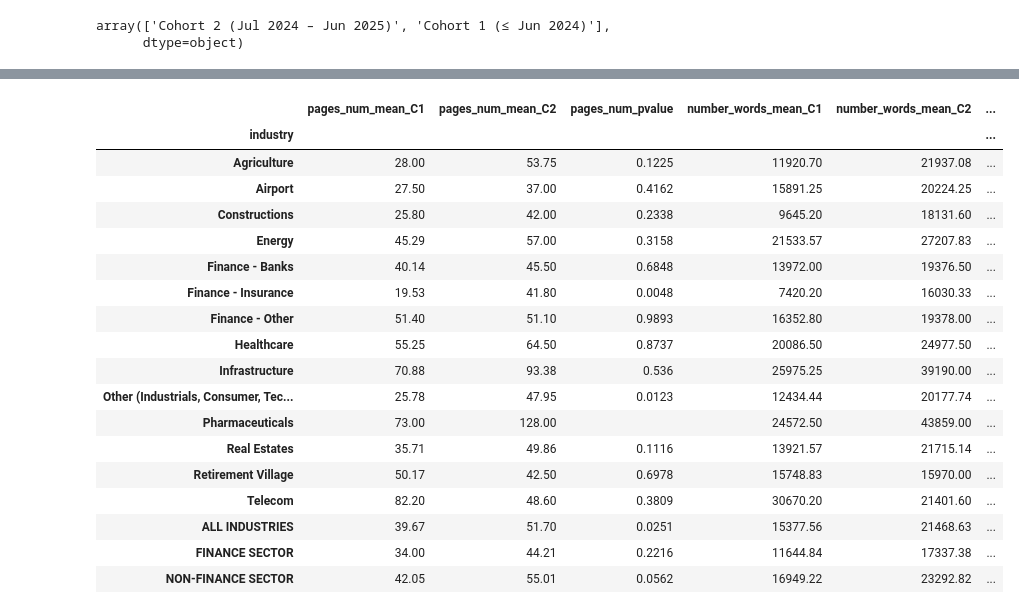
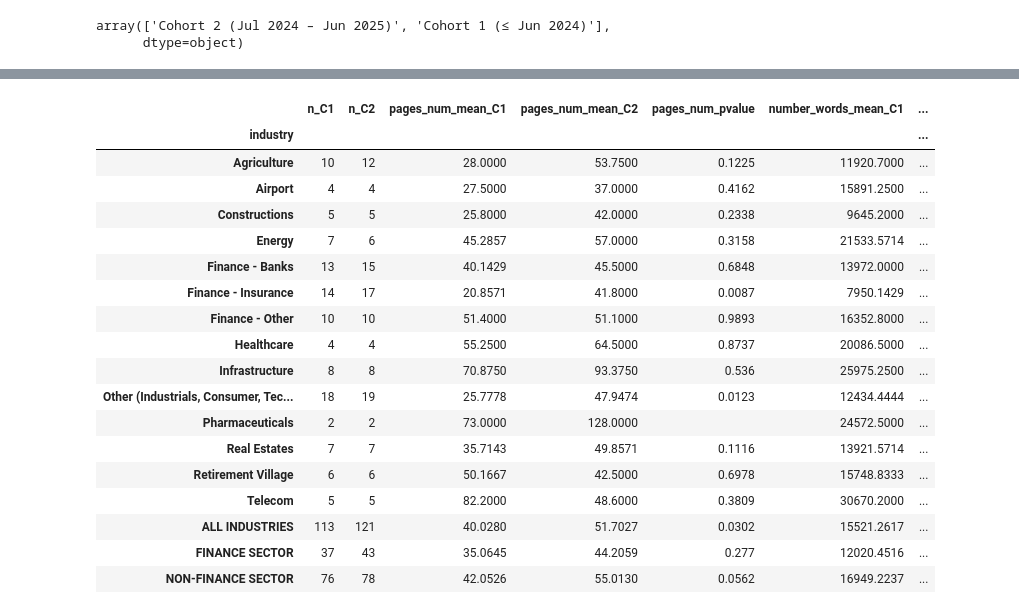
Before and after one commit to quyennguyen2201/LLM_climaterisk_2026, a Jupyter notebook: scripts/2-nlp_analysis.ipynb, the cells around one changed output, grey strips where cells are left out. Drawn from its saved outputs; the diff is of its cells as text; code cells hidden in the pictures.

```diff
--- a/scripts/2-nlp_analysis.ipynb
+++ b/scripts/2-nlp_analysis.ipynb
@@ -98,6 +98,9 @@ disclose_2026_exploded['Industry'] = np.where(
     disclose_2026_exploded['Industry']
 )
 print(f'The number of disclosed PDF for normal firms in 2024-2025 is {disclose_2026_exploded.shape[0]}')
+#Remove one file
+disclose_2026_exploded = disclose_2026_exploded[disclose_2026_exploded["pdf_files"]!="CRD 2023 CEO Declaration.pdf"]
+print(f'The number of disclosed PDF for normal firms in 2024-2025 is {disclose_2026_exploded.shape[0]}')
 disclose_2026_exploded.to_csv(os.path.join(FIG_FOLDER, 'List_of_selected_PDF_forLLManalysis.csv'))
 # %% [output]
 The number of disclosure is 743
@@ -366,11 +363,14 @@ nlp_analysis = nlp_analysis[nlp_analysis['FinalInclusion'] ==1 ]
 # Then I drop duplicate
 nlp_analysis = nlp_analysis.drop_duplicates(subset=['file_name'])
 print(f"The number of nlp files are {nlp_analysis.shape[0]}")
+# Then i drop the company that is non-relevant
+nlp_analysis = nlp_analysis[nlp_analysis["file_name"]!="CRD 2023 CEO Declaration.pdf"]
+print(f"The number of nlp files are {nlp_analysis.shape[0]}")
 # Then I calculate quantitative
 nlp_analysis['quantitivate'] = nlp_analysis[['digits', 'dollars', 'percentages']].sum(axis=1,skipna=True)
 # Then I calculate relative quantitative
 nlp_analysis['quantitivate_relative'] = nlp_analysis['quantitivate'] / nlp_analysis['number_characters']
-
+nlp_analysis.to_csv(os.path.join(FIG_FOLDER, 'Table01_nlp_analysis_submitted_normal_firms_2024_2025_finalsample.csv'))
 metrics      = ['pages_num', 'number_words', 'compound', 'digits', 'dollars', 'percentages','quantitivate_relative']
 cohort_names = sorted(nlp_analysis['cohort'].unique())
 c1_name      = cohort_names[0]  # Cohort 1 (≤ Jun 2024)
@@ -393,13 +393,14 @@ for industry, grp in nlp_analysis.groupby('industry'):
             t, p = stats.ttest_ind(g1, g2)
             ttest_results.append({
                 'industry': industry, 'metric': metric,
+                'n_C1': len(g1), 'n_C2': len(g2),
                 't_stat': round(t, 3), 'p_value': round(p, 4),
                 'sig': '*' if p < 0.05 else '',
             })
 ttest_df = pd.DataFrame(ttest_results)
 
 # ── Summary table by industry ──────────────────────────────────────────────────
-summary = nlp_analysis.groupby(['industry', 'cohort'])[metrics].mean().round(2)
+summary = nlp_analysis.groupby(['industry', 'cohort'])[metrics].mean().round(4)
 summary.columns = [f'{c}_mean' for c in summary.columns]
 summary = summary.reset_index()
 
@@ -411,13 +412,18 @@ for metric in metrics:
     pvalue_lookup = ttest_df[ttest_df['metric'] == metric].set_index('industry')['p_value']
     comparison[f'{metric}_pvalue'] = comparison.index.map(pvalue_lookup).fillna('')
 
+# ── Add sample sizes per industry ─────────────────────────────────────────────
+n_by_industry = nlp_analysis.groupby(['industry', 'cohort']).size().unstack(fill_value=0)
+comparison['n_C1'] = n_by_industry[c1_name] if c1_name in n_by_industry.columns else 0
+comparison['n_C2'] = n_by_industry[c2_name] if c2_name in n_by_industry.columns else 0
+
 # ── ALL INDUSTRIES row ─────────────────────────────────────────────────────────
 all_c1 = nlp_analysis[nlp_analysis['cohort'] == c1_name][metrics]
 all_c2 = nlp_analysis[nlp_analysis['cohort'] == c2_name][metrics]
-all_row = {}
+all_row = {'n_C1': len(all_c1), 'n_C2': len(all_c2)}
 for metric in metrics:
-    all_row[f'{metric}_mean_C1'] = round(all_c1[metric].mean(), 2)
-    all_row[f'{metric}_mean_C2'] = round(all_c2[metric].mean(), 2)
+    all_row[f'{metric}_mean_C1'] = round(all_c1[metric].mean(), 4)
+    all_row[f'{metric}_mean_C2'] = round(all_c2[metric].mean(), 4)
     if len(all_c1[metric].dropna()) > 1 and len(all_c2[metric].dropna()) > 1:
         _, p = stats.ttest_ind(all_c1[metric].dropna(), all_c2[metric].dropna())
         all_row[f'{metric}_pvalue'] = round(p, 4)
@@ -439,12 +445,15 @@ sector_ttest_df = pd.DataFrame(sector_ttest)
 
 for sector in ['Finance', 'Non-Finance']:
     grp = nlp_analysis[nlp_analysis['sector'] == sector]
-    row = {}
+    row = {
+        'n_C1': len(grp[grp['cohort'] == c1_name]),
+        'n_C2': len(grp[grp['cohort'] == c2_name]),
+    }
     for metric in metrics:
         g1 = grp[grp['cohort'] == c1_name][metric].dropna()
         g2 = grp[grp['cohort'] == c2_name][metric].dropna()
-        row[f'{metric}_mean_C1'] = round(g1.mean(), 2)
-        row[f'{metric}_mean_C2'] = round(g2.mean(), 2)
+        row[f'{metric}_mean_C1'] = round(g1.mean(), 4)
+        row[f'{metric}_mean_C2'] = round(g2.mean(), 4)
         match = sector_ttest_df[(sector_ttest_df['sector'] == sector) &
                                  (sector_ttest_df['metric'] == metric)]
         row[f'{metric}_pvalue'] = match['p_value'].values[0] if len(match) else ''
@@ -460,8 +469,8 @@ for cohort_name, label in [(c1_name, 'Cohort 1'), (c2_name, 'Cohort 2')]:
             t, p = stats.ttest_ind(fin, nonfin)
             print(f'  {metric:<20} t={t:6.3f}  p={p:.4f}  {"*" if p < 0.05 else ""}')
 
-# ── Reorder columns by metric ──────────────────────────────────────────────────
-ordered_cols = []
+# ── Reorder columns: n first, then metrics ────────────────────────────────────
+ordered_cols = ['n_C1', 'n_C2']
 for metric in metrics:
     ordered_cols += [f'{metric}_mean_C1', f'{metric}_mean_C2', f'{metric}_pvalue']
 comparison = comparison[ordered_cols]
@@ -485,26 +494,26 @@ Cohort 1 (≤ Jun 2024) | Cohort 2 (Jul 2024 – Jun 2025)
   digits               t=-1.208  p=0.2297
   dollars              t=-1.013  p=0.3132
   percentages          t=-1.246  p=0.2156
   quantitivate_relative t= 1.244  p=0.2162
-|  | pages_num_mean_C1 | pages_num_mean_C2 | pages_num_pvalue | number_words_mean_C1 | number_words_mean_C2 | ... |
-| industry |  |  |  |  |  | ... |
-| Agriculture | 28.00 | 53.75 | 0.1225 | 11920.70 | 21937.08 | ... |
-| Airport | 27.50 | 37.00 | 0.4162 | 15891.25 | 20224.25 | ... |
-| Constructions | 25.80 | 42.00 | 0.2338 | 9645.20 | 18131.60 | ... |
-| Energy | 45.29 | 57.00 | 0.3158 | 21533.57 | 27207.83 | ... |
-| Finance - Banks | 40.14 | 45.50 | 0.6848 | 13972.00 | 19376.50 | ... |
-| Finance - Insurance | 19.53 | 41.80 | 0.0048 | 7420.20 | 16030.33 | ... |
-| Finance - Other | 51.40 | 51.10 | 0.9893 | 16352.80 | 19378.00 | ... |
-| Healthcare | 55.25 | 64.50 | 0.8737 | 20086.50 | 24977.50 | ... |
-| Infrastructure | 70.88 | 93.38 | 0.536 | 25975.25 | 39190.00 | ... |
-| Other (Industrials, Consumer, Tec... | 25.78 | 47.95 | 0.0123 | 12434.44 | 20177.74 | ... |
-| Pharmaceuticals | 73.00 | 128.00 |  | 24572.50 | 43859.00 | ... |
-| Real Estates | 35.71 | 49.86 | 0.1116 | 13921.57 | 21715.14 | ... |
-| Retirement Village | 50.17 | 42.50 | 0.6978 | 15748.83 | 15970.00 | ... |
-| Telecom | 82.20 | 48.60 | 0.3809 | 30670.20 | 21401.60 | ... |
-| ALL INDUSTRIES | 39.67 | 51.70 | 0.0251 | 15377.56 | 21468.63 | ... |
-| FINANCE SECTOR | 34.00 | 44.21 | 0.2216 | 11644.84 | 17337.38 | ... |
-| NON-FINANCE SECTOR | 42.05 | 55.01 | 0.0562 | 16949.22 | 23292.82 | ... |
+|  | n_C1 | n_C2 | pages_num_mean_C1 | pages_num_mean_C2 | pages_num_pvalue | number_words_mean_C1 | ... |
+| industry |  |  |  |  |  |  | ... |
+| Agriculture | 10 | 12 | 28.0000 | 53.7500 | 0.1225 | 11920.7000 | ... |
+| Airport | 4 | 4 | 27.5000 | 37.0000 | 0.4162 | 15891.2500 | ... |
+| Constructions | 5 | 5 | 25.8000 | 42.0000 | 0.2338 | 9645.2000 | ... |
+| Energy | 7 | 6 | 45.2857 | 57.0000 | 0.3158 | 21533.5714 | ... |
+| Finance - Banks | 13 | 15 | 40.1429 | 45.5000 | 0.6848 | 13972.0000 | ... |
+| Finance - Insurance | 14 | 17 | 20.8571 | 41.8000 | 0.0087 | 7950.1429 | ... |
+| Finance - Other | 10 | 10 | 51.4000 | 51.1000 | 0.9893 | 16352.8000 | ... |
+| Healthcare | 4 | 4 | 55.2500 | 64.5000 | 0.8737 | 20086.5000 | ... |
+| Infrastructure | 8 | 8 | 70.8750 | 93.3750 | 0.536 | 25975.2500 | ... |
+| Other (Industrials, Consumer, Tec... | 18 | 19 | 25.7778 | 47.9474 | 0.0123 | 12434.4444 | ... |
+| Pharmaceuticals | 2 | 2 | 73.0000 | 128.0000 |  | 24572.5000 | ... |
+| Real Estates | 7 | 7 | 35.7143 | 49.8571 | 0.1116 | 13921.5714 | ... |
+| Retirement Village | 6 | 6 | 50.1667 | 42.5000 | 0.6978 | 15748.8333 | ... |
+| Telecom | 5 | 5 | 82.2000 | 48.6000 | 0.3809 | 30670.2000 | ... |
+| ALL INDUSTRIES | 113 | 121 | 40.0280 | 51.7027 | 0.0302 | 15521.2617 | ... |
+| FINANCE SECTOR | 37 | 43 | 35.0645 | 44.2059 | 0.277 | 12020.4516 | ... |
+| NON-FINANCE SECTOR | 76 | 78 | 42.0526 | 55.0130 | 0.0562 | 16949.2237 | ... |
 # %%
 import seaborn as sns
 import matplotlib.pyplot as plt
```
Also changed, not shown: parts of 5 cells of this notebook, 3 other files.
